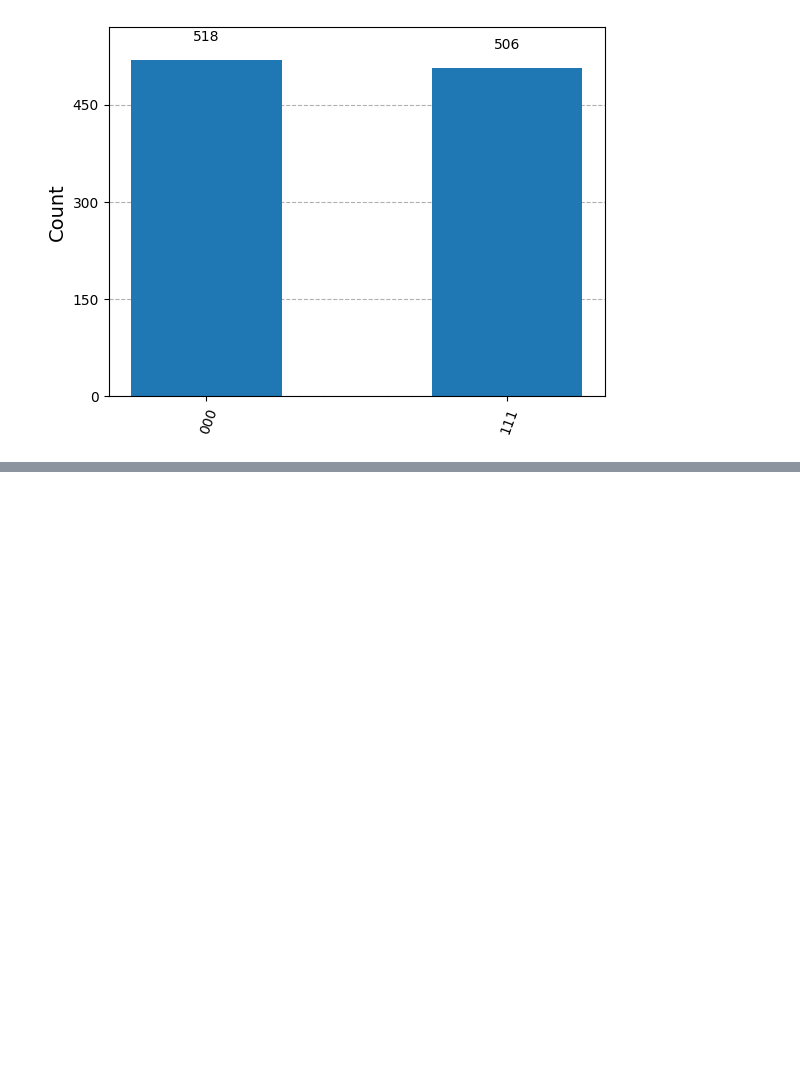
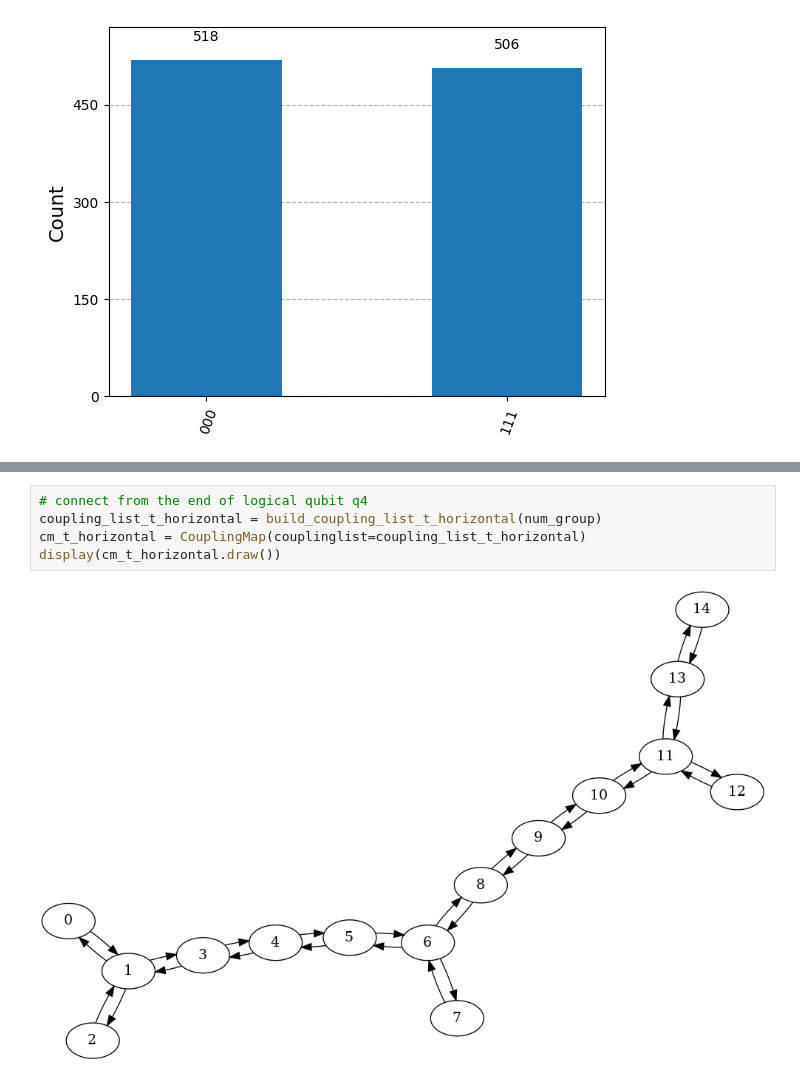
Before and after one commit to natashaval/qubit-mapping-distributed-qc, a Jupyter notebook: generic_backend.ipynb, the cells around one changed output, grey strips where cells are left out. Saved outputs shown, nothing was run; the diff lists cells and outputs as text; blank space fills up the shorter version.

```diff
--- a/generic_backend.ipynb
+++ b/generic_backend.ipynb
@@ -61,0 +83,7 @@ display(plot_histogram(counts))
+# %%
+# connect from the end of logical qubit q4
+coupling_list_t_horizontal = build_coupling_list_t_horizontal(num_group)
+cm_t_horizontal = CouplingMap(couplinglist=coupling_list_t_horizontal)
+display(cm_t_horizontal.draw())
+# %% [output]
+[figure, added]
```
Also changed, not shown: parts of 4 cells of this notebook.
